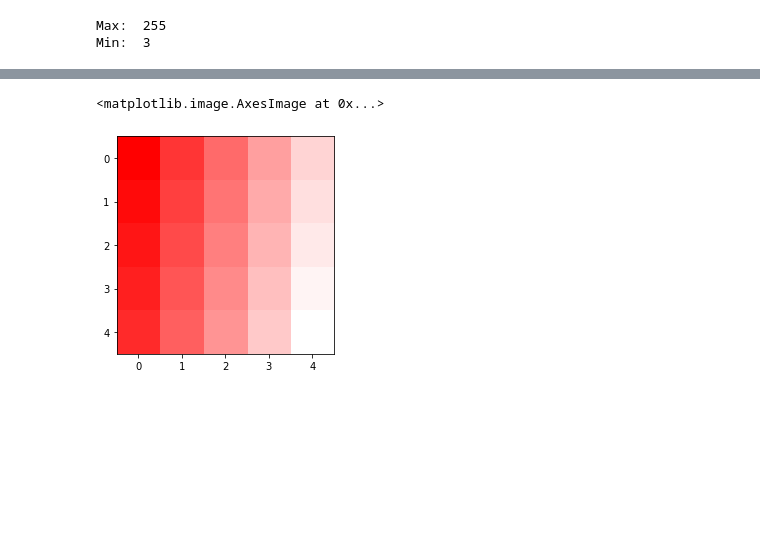
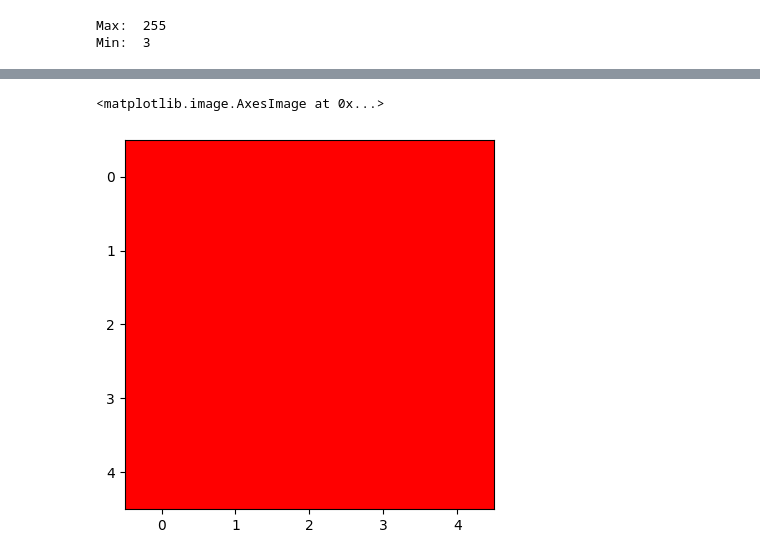
Before and after one commit to octavio-navarro/Computer-Vision, a Jupyter notebook: Notebooks/1. CV. Images as Numerical Data.ipynb, the cells around one changed output, grey strips where cells are left out. Drawn from its saved outputs; the diff is of its cells as text; code cells hidden in the pictures; blank space fills up the shorter version.

```diff
--- a/Notebooks/1. CV. Images as Numerical Data.ipynb
+++ b/Notebooks/1. CV. Images as Numerical Data.ipynb
@@ -103,16 +174,13 @@ plt.imshow(tiny_image, cmap='gray')
 # %%
-# Code to display a grayscale gradient
+# This code displays an image where all the pixels are red. Modify it so that the pixels create a gradient to white.
 gradient_size = 5
 gradient = np.zeros((gradient_size, gradient_size, 3), dtype=np.uint8)
-
-scale = 255 / (gradient_size*gradient_size-1)
 
 for x in range(gradient.shape[0]):
     for y in range(gradient.shape[1]):
         gradient[y, x, 0] = 255
-        gradient[y, x, 1:] = (x * gradient_size + y) * scale
 
 plt.imshow(gradient, cmap='gray')
 # %% [output]
 <matplotlib.image.AxesImage at 0x...>
-[figure, old version]
+[figure, new version]
```
Also changed, not shown: parts of 14 cells of this notebook, 7 other files.
